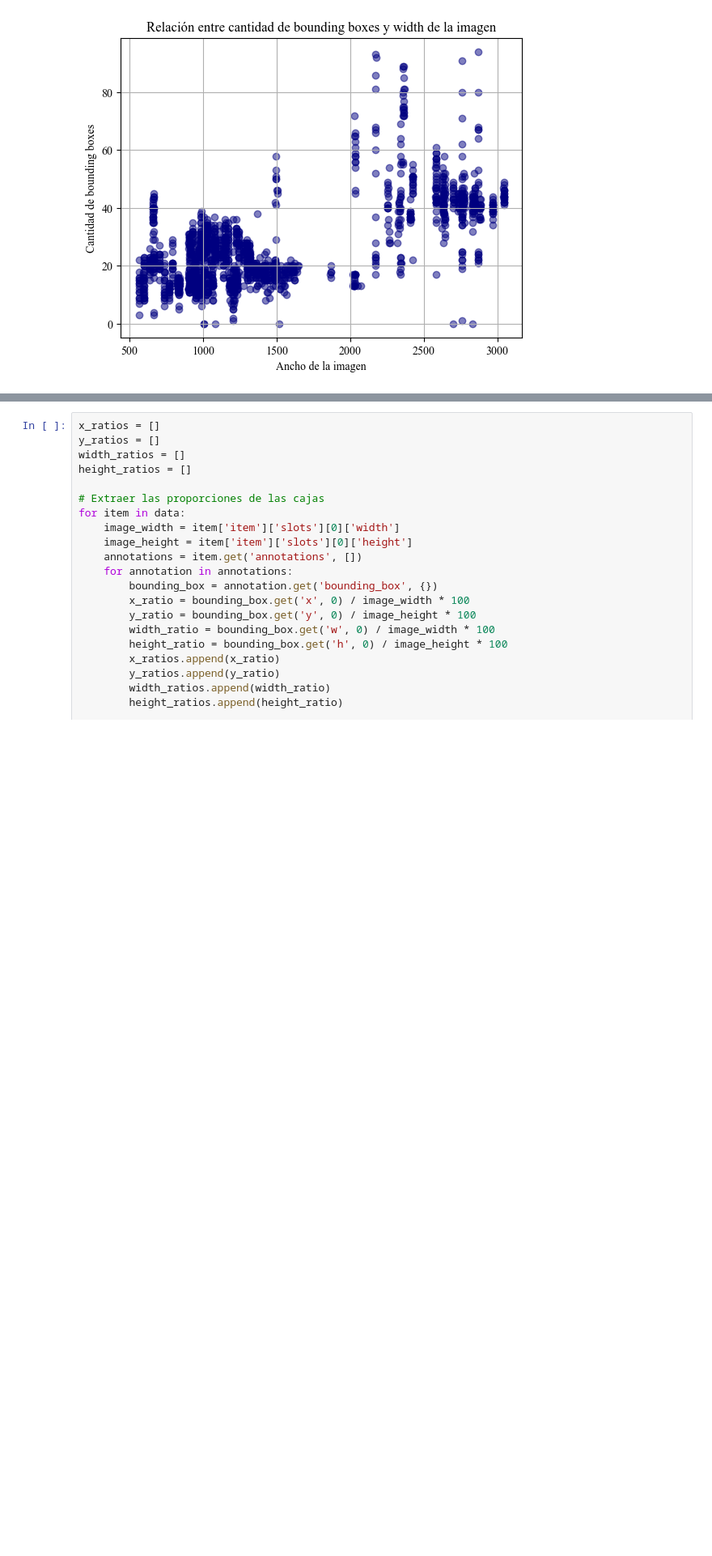
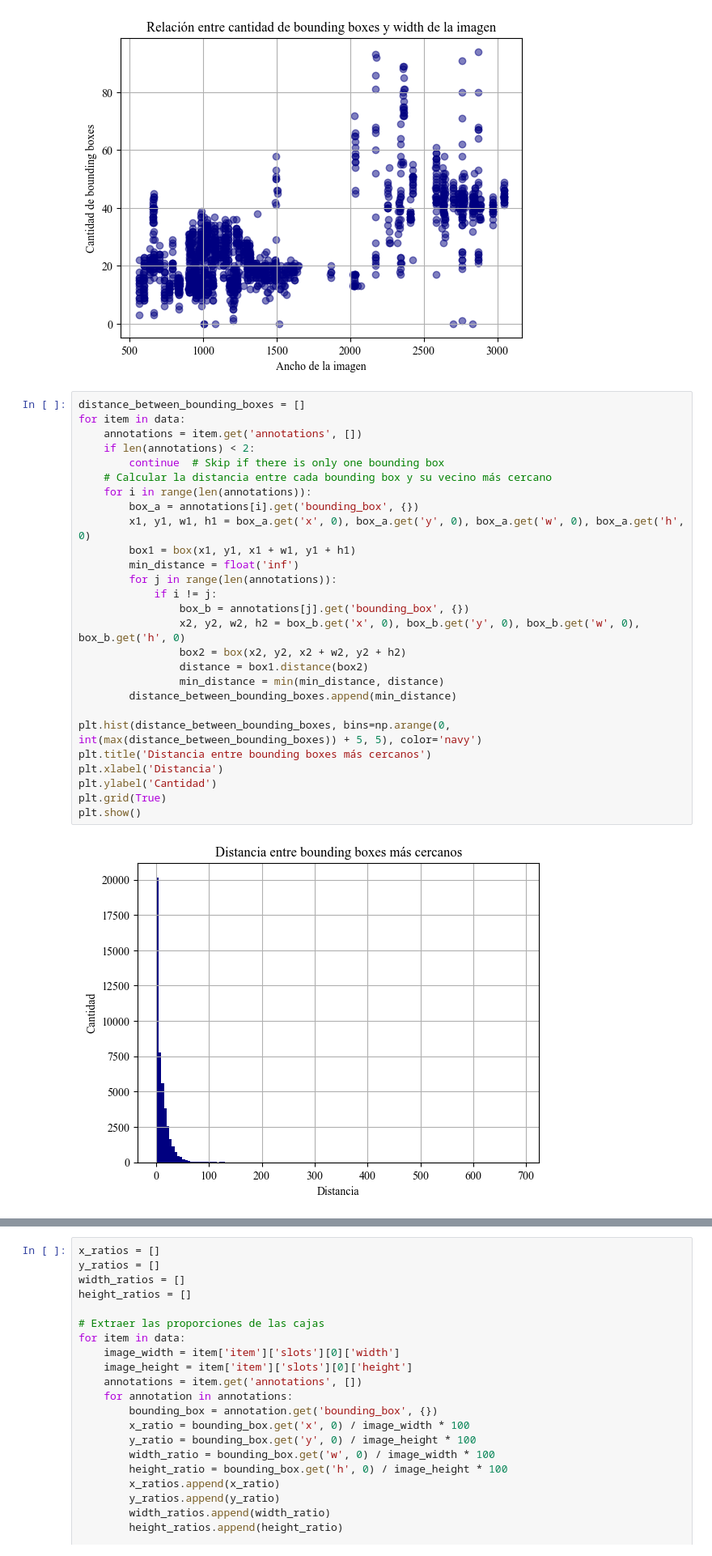
Before and after one commit to azulamakk/PF-vacasVaqueras, a Jupyter notebook: 01.0-am-EDA.ipynb, the cells around one changed output, grey strips where cells are left out. Shown at 81% size. Saved outputs shown, nothing was run; the diff lists cells and outputs as text; blank space fills up the shorter version.

```diff
--- a/01.0-am-EDA.ipynb
+++ b/01.0-am-EDA.ipynb
@@ -266,3 +273,32 @@ plt.grid(True)
 plt.show()
 # %% [output]
 [figure]
+# %%
+distance_between_bounding_boxes = []
+for item in data:
+    annotations = item.get('annotations', [])
+    if len(annotations) < 2:
+        continue  # Skip if there is only one bounding box
+    # Calcular la distancia entre cada bounding box y su vecino más cercano
+    for i in range(len(annotations)):
+        box_a = annotations[i].get('bounding_box', {})
+        x1, y1, w1, h1 = box_a.get('x', 0), box_a.get('y', 0), box_a.get('w', 0), box_a.get('h', 0)
+        box1 = box(x1, y1, x1 + w1, y1 + h1)
+        min_distance = float('inf')
+        for j in range(len(annotations)):
+            if i != j:
+                box_b = annotations[j].get('bounding_box', {})
+                x2, y2, w2, h2 = box_b.get('x', 0), box_b.get('y', 0), box_b.get('w', 0), box_b.get('h', 0)
+                box2 = box(x2, y2, x2 + w2, y2 + h2)
+                distance = box1.distance(box2)
+                min_distance = min(min_distance, distance)
+        distance_between_bounding_boxes.append(min_distance)
+
+plt.hist(distance_between_bounding_boxes, bins=np.arange(0, int(max(distance_between_bounding_boxes)) + 5, 5), color='navy')
+plt.title('Distancia entre bounding boxes más cercanos')
+plt.xlabel('Distancia')
+plt.ylabel('Cantidad')
+plt.grid(True)
+plt.show()
+# %% [output]
+[figure, added]
```
Also changed, not shown: parts of 12 cells of this notebook.
